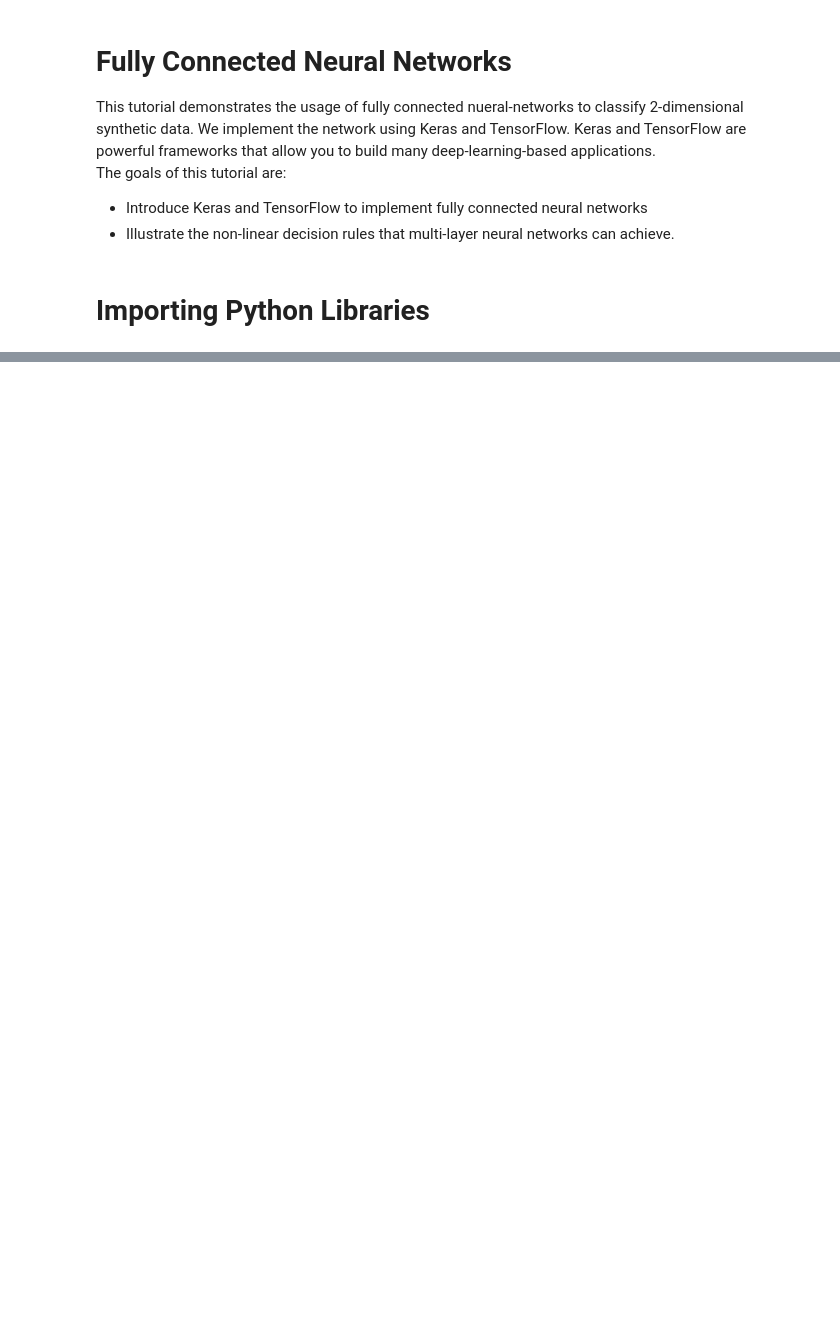
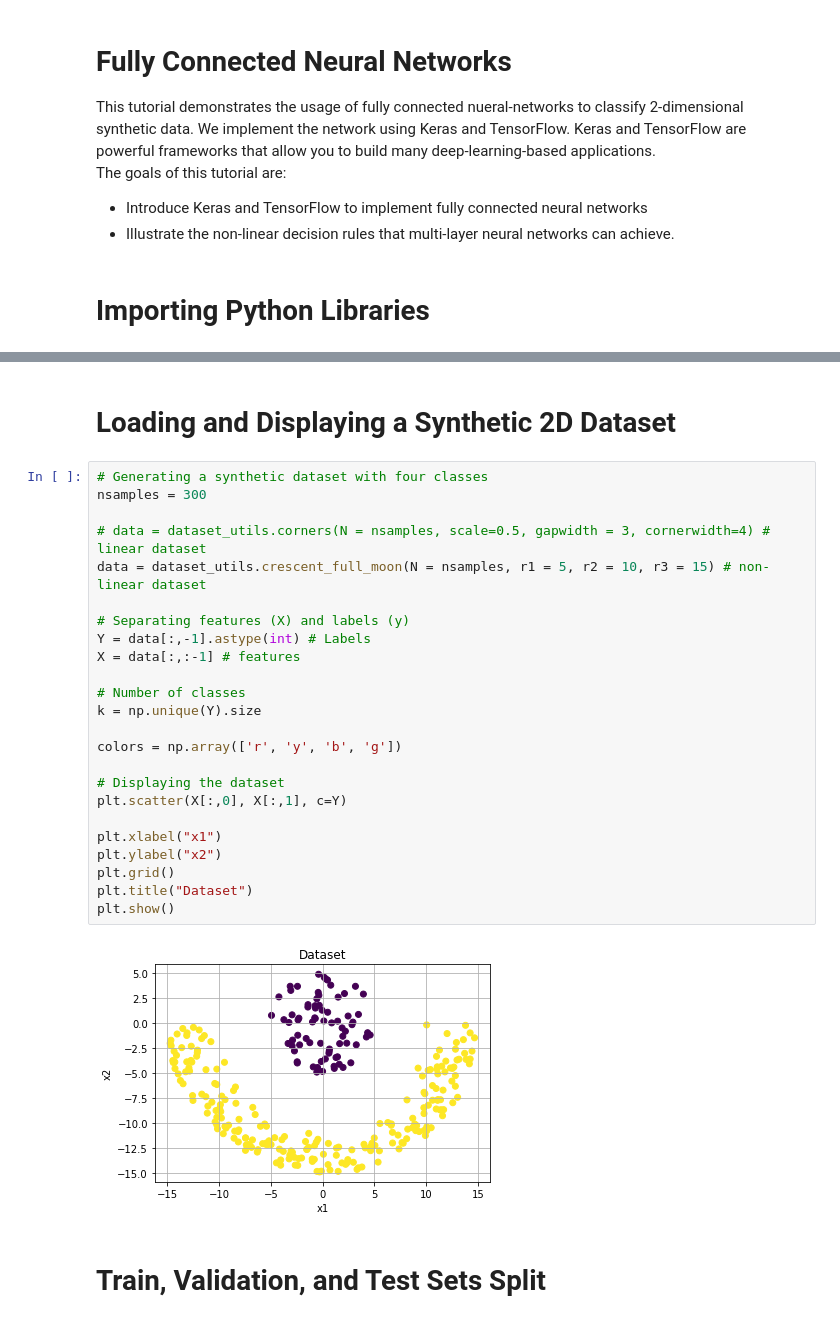
Before and after one commit to jposyluzny/ENEL645, a Jupyter notebook: Lectures/Week 2/DefiningFirstNeuralNet.ipynb, the cells around one changed output, grey strips where cells are left out. Cells and saved outputs as stored; diff of their text form; blank space fills up the shorter version.

```diff
--- a/Lectures/Week 2/DefiningFirstNeuralNet.ipynb
+++ b/Lectures/Week 2/DefiningFirstNeuralNet.ipynb
@@ -44,0 +48,30 @@ ModuleNotFoundError: ignored
+# %% [markdown]
+# Loading and Displaying a Synthetic 2D Dataset
+# %%
+# Generating a synthetic dataset with four classes
+nsamples = 300
+
+# data = dataset_utils.corners(N = nsamples, scale=0.5, gapwidth = 3, cornerwidth=4) # linear dataset
+data = dataset_utils.crescent_full_moon(N = nsamples, r1 = 5, r2 = 10, r3 = 15) # non-linear dataset
+
+# Separating features (X) and labels (y)
+Y = data[:,-1].astype(int) # Labels
+X = data[:,:-1] # features
+
+# Number of classes
+k = np.unique(Y).size
+
+colors = np.array(['r', 'y', 'b', 'g'])
+
+# Displaying the dataset
+plt.scatter(X[:,0], X[:,1], c=Y)
+
+plt.xlabel("x1")
+plt.ylabel("x2")
+plt.grid()
+plt.title("Dataset")
+plt.show()
+# %% [output]
+[figure, added]
+# %% [markdown]
+# Train, Validation, and Test Sets Split
```
Also changed, not shown: parts of 17 cells of this notebook.
